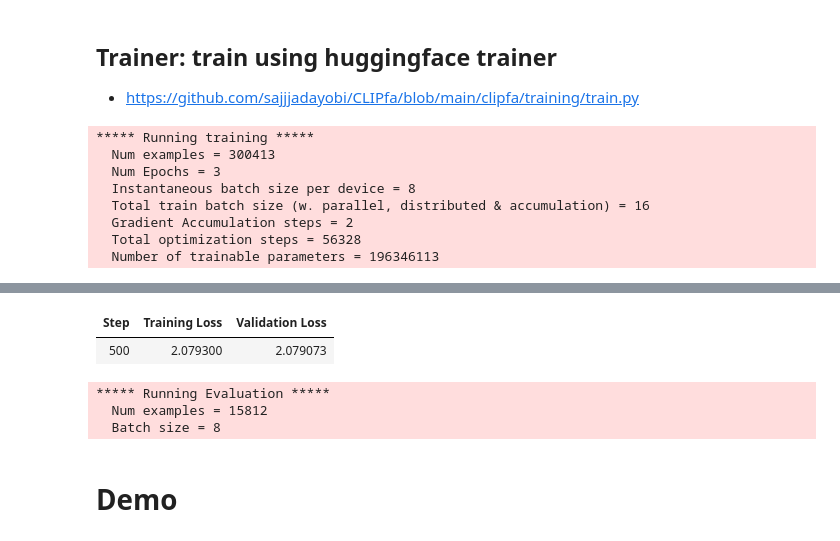
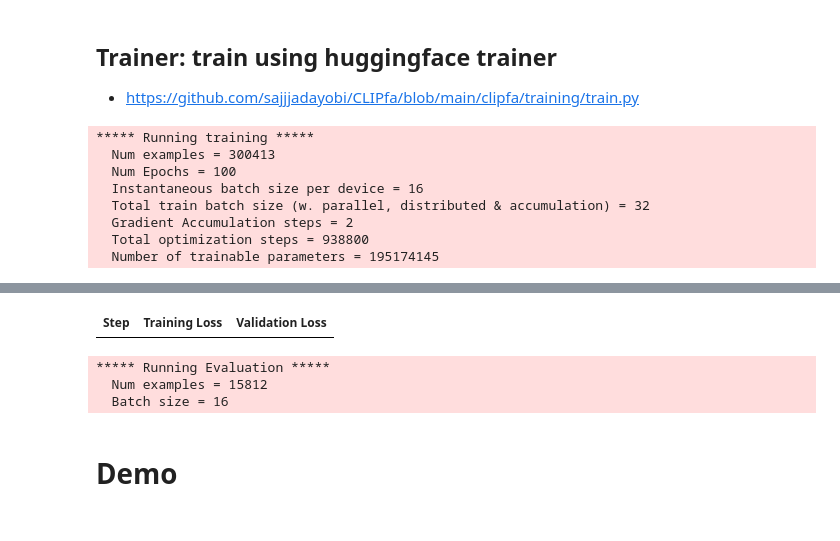
Before and after one commit to AndrewDamico/RadCLIP, a Jupyter notebook: CLIP_training_Rad.ipynb, the cells around one changed output, grey strips where cells are left out. Saved outputs shown, nothing was run; the diff lists cells and outputs as text; code cells hidden in the pictures.

```diff
--- a/CLIP_training_Rad.ipynb
+++ b/CLIP_training_Rad.ipynb
@@ -399,16 +329,17 @@ from transformers import TrainingArguments, AutoTokenizer, CLIPFeatureExtractor
 #TEXT_MODEL = 'bert-base-uncased'
 #TEXT_MODEL = "roberta-base"
 TEXT_MODEL = "bert-base-uncased"
+TEXT_MODEL = "emilyalsentzer/Bio_ClinicalBERT"
 #TEXT_MODEL = "openai/clip-vit-base-patch32"
 #TEXT_MODEL = "openai/clip-vit-base-patch16"
 #IMAGE_MODEL = "openai/clip-vit-large-patch14"
 IMAGE_MODEL = 'openai/clip-vit-base-patch32'
 # %%
-BATCH_SIZE = 8
+BATCH_SIZE = 16
 IMAGE_SIZE = 224
 MAX_LEN = 80
-MEAN = torch.tensor([0.48424855, 0.49004773, 0.45052255]) #Image Mean
-STD = torch.tensor([0.21794012, 0.20181401, 0.19642211]) #Image STD
+MEAN = torch.tensor([0.42695613, 0.42695613, 0.42695613]) #Image Mean
+STD = torch.tensor([0.31928246, 0.31928246, 0.31928246]) #Image STD
 # %%
 from transformers import CLIPFeatureExtractor
 # %%
@@ -421,7 +352,7 @@ tokenizer = AutoTokenizer.from_pretrained(TEXT_MODEL)
 from clip_classes import CLIPDataset
 # %%
 args = TrainingArguments(
-    output_dir="/media/andrew/HD-GDU3/498/clip-checkpoints-sentences",
+    output_dir="/media/andrew/HD-GDU3/498/clip-checkpoints-sentences-custem",
     evaluation_strategy="steps",
     save_strategy="epoch",
     eval_steps=500,
@@ -434,7 +365,7 @@ args = TrainingArguments(
     gradient_accumulation_steps=2, #1
     per_device_train_batch_size=BATCH_SIZE,
     per_device_eval_batch_size=BATCH_SIZE,
-    num_train_epochs=3,
+    num_train_epochs=100,
     report_to='none'
 )
 # %% [markdown]
@@ -468,13 +399,13 @@ class CLIPDataset(Dataset):
                 #transforms.Resize((IMAGE_SIZE, IMAGE_SIZE)),
                 #transforms.RandomHorizontalFlip(p=0.5),
                 transforms.ToTensor(),
-                #transforms.Normalize(mean=MEAN, std=STD)
+                transforms.Normalize(mean=MEAN, std=STD)
             ])
         elif mode == 'test':
             self.augment = transforms.Compose([
                 #transforms.Resize((IMAGE_SIZE, IMAGE_SIZE)),
                 transforms.ToTensor(),
-                #transforms.Normalize(mean=MEAN, std=STD)
+                transforms.Normalize(mean=MEAN, std=STD)
             ])
 
     def __getitem__(self, idx):
@@ -599,7 +531,9 @@ def train_model():
     args.dataloader_num_workers = helper.optimal_workers()
     trainer = CLIPTrainer(clip, args,
                           train_dataset=train_ds,
-                          eval_dataset=test_ds)
+                          eval_dataset=test_ds,
+                          callbacks = [TensorBoardCallback]
+                         )
 
     trainer.train()
 
@@ -613,9 +547,9 @@ train_model()
 # %% [output]
 ***** Running training *****
   Num examples = 300413
-  Num Epochs = 3
-  Instantaneous batch size per device = 8
-  Total train batch size (w. parallel, distributed & accumulation) = 16
+  Num Epochs = 100
+  Instantaneous batch size per device = 16
+  Total train batch size (w. parallel, distributed & accumulation) = 32
   Gradient Accumulation steps = 2
-  Total optimization steps = 56328
-  Number of trainable parameters = 196346113
+  Total optimization steps = 938800
+  Number of trainable parameters = 195174145
@@ -623,8 +557,7 @@ train_model()
 | Step | Training Loss | Validation Loss |
-| 500 | 2.079300 | 2.079073 |
 ***** Running Evaluation *****
   Num examples = 15812
-  Batch size = 8
+  Batch size = 16
 # %% [markdown]
 # Demo
 # %% [markdown]
```
Also changed, not shown: parts of 65 cells of this notebook, 1 other file.
